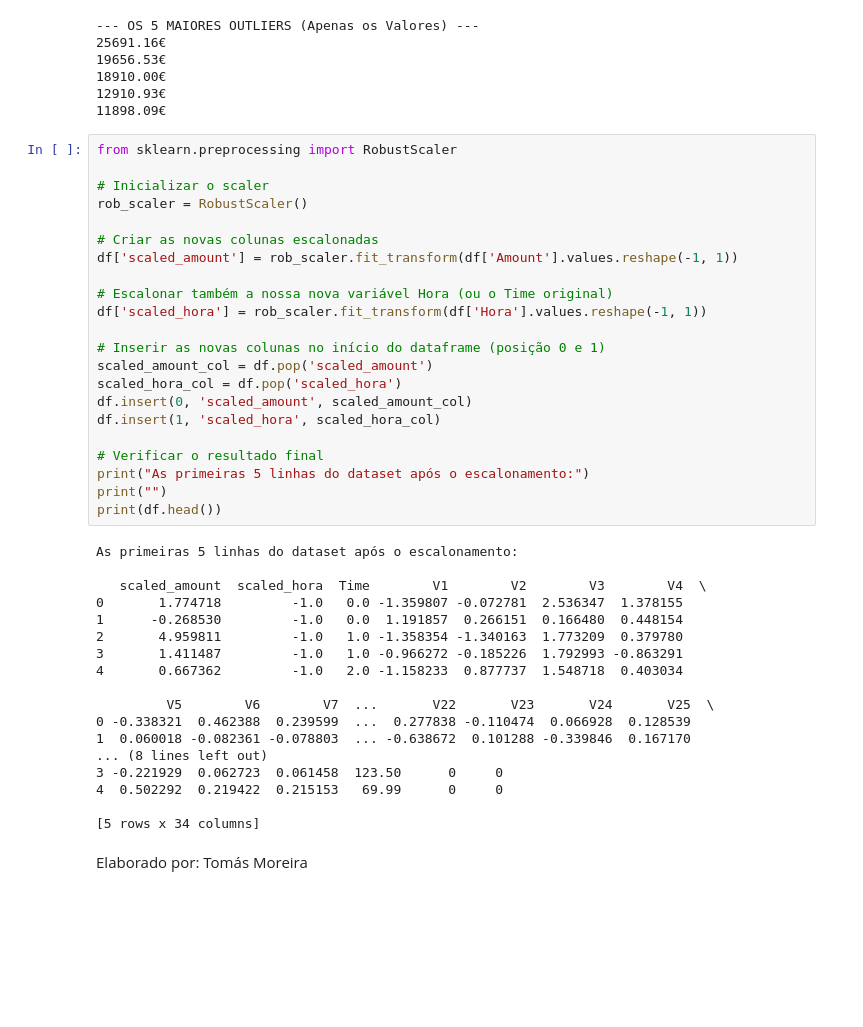
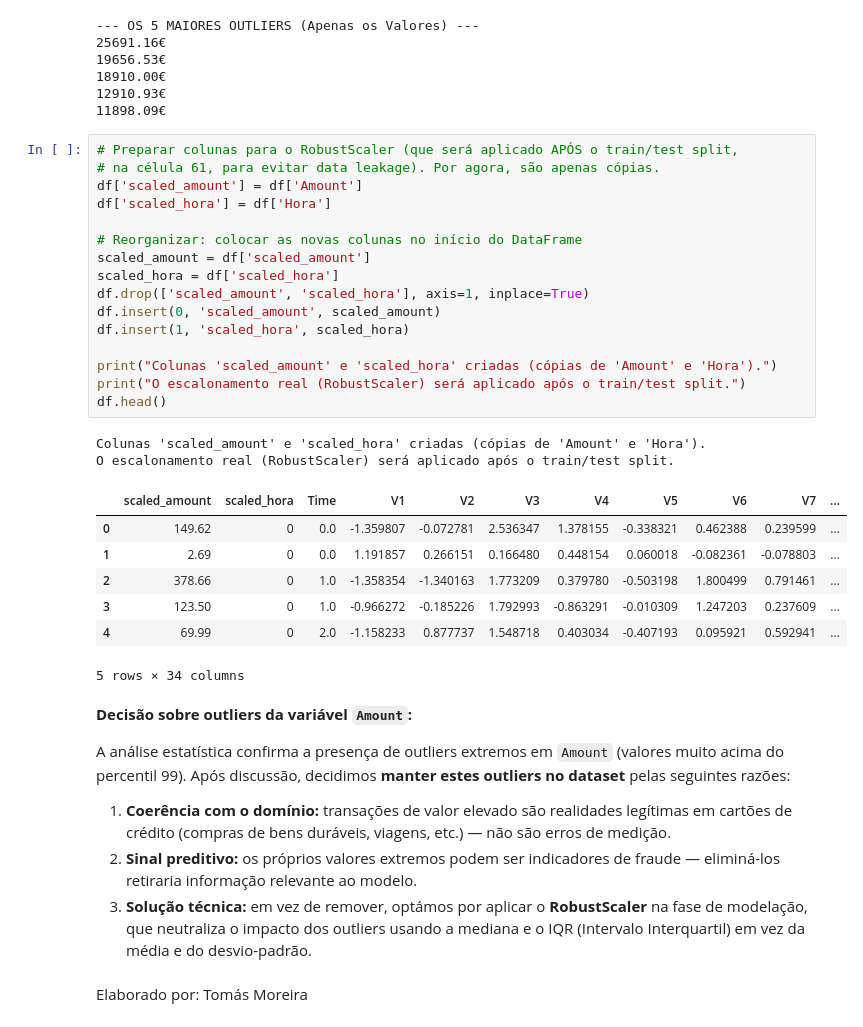
Before and after one commit to tomas15moreira/Projeto-Detecao-de-Transacoes-Fraudulentas-, a Jupyter notebook: notebooks/1.0_eda_limpeza.ipynb, the cells around one changed output. Drawn from its saved outputs; the diff is of its cells as text; blank space fills up the shorter version.

```diff
--- a/notebooks/1.0_eda_limpeza.ipynb
+++ b/notebooks/1.0_eda_limpeza.ipynb
@@ -654,46 +757,40 @@ for valor in top_5_outliers:
 18910.00€
 12910.93€
 11898.09€
-# %%
-from sklearn.preprocessing import RobustScaler
-
-# Inicializar o scaler
-rob_scaler = RobustScaler()
-
-# Criar as novas colunas escalonadas
-df['scaled_amount'] = rob_scaler.fit_transform(df['Amount'].values.reshape(-1, 1))
-
-# Escalonar também a nossa nova variável Hora (ou o Time original)
-df['scaled_hora'] = rob_scaler.fit_transform(df['Hora'].values.reshape(-1, 1))
-
-# Inserir as novas colunas no início do dataframe (posição 0 e 1)
-scaled_amount_col = df.pop('scaled_amount')
-scaled_hora_col = df.pop('scaled_hora')
-df.insert(0, 'scaled_amount', scaled_amount_col)
-df.insert(1, 'scaled_hora', scaled_hora_col)
-
-# Verificar o resultado final
-print("As primeiras 5 linhas do dataset após o escalonamento:")
-print("")
-print(df.head())
-# %% [output]
-As primeiras 5 linhas do dataset após o escalonamento:
-
-   scaled_amount  scaled_hora  Time        V1        V2        V3        V4  \
-0       1.774718         -1.0   0.0 -1.359807 -0.072781  2.536347  1.378155
-1      -0.268530         -1.0   0.0  1.191857  0.266151  0.166480  0.448154
-2       4.959811         -1.0   1.0 -1.358354 -1.340163  1.773209  0.379780
-3       1.411487         -1.0   1.0 -0.966272 -0.185226  1.792993 -0.863291
-4       0.667362         -1.0   2.0 -1.158233  0.877737  1.548718  0.403034
-
-         V5        V6        V7  ...       V22       V23       V24       V25  \
-0 -0.338321  0.462388  0.239599  ...  0.277838 -0.110474  0.066928  0.128539
-1  0.060018 -0.082361 -0.078803  ... -0.638672  0.101288 -0.339846  0.167170
-... (8 lines left out)
-3 -0.221929  0.062723  0.061458  123.50      0     0
-4  0.502292  0.219422  0.215153   69.99      0     0
-
-[5 rows x 34 columns]
+# %%
+# Preparar colunas para o RobustScaler (que será aplicado APÓS o train/test split,
+# na célula 61, para evitar data leakage). Por agora, são apenas cópias.
+df['scaled_amount'] = df['Amount']
+df['scaled_hora'] = df['Hora']
+
+# Reorganizar: colocar as novas colunas no início do DataFrame
+scaled_amount = df['scaled_amount']
+scaled_hora = df['scaled_hora']
+df.drop(['scaled_amount', 'scaled_hora'], axis=1, inplace=True)
+df.insert(0, 'scaled_amount', scaled_amount)
+df.insert(1, 'scaled_hora', scaled_hora)
+
+print("Colunas 'scaled_amount' e 'scaled_hora' criadas (cópias de 'Amount' e 'Hora').")
+print("O escalonamento real (RobustScaler) será aplicado após o train/test split.")
+df.head()
+# %% [output]
+Colunas 'scaled_amount' e 'scaled_hora' criadas (cópias de 'Amount' e 'Hora').
+O escalonamento real (RobustScaler) será aplicado após o train/test split.
+|  | scaled_amount | scaled_hora | Time | V1 | V2 | V3 | V4 | V5 | V6 | V7 | ... |
+| 0 | 149.62 | 0 | 0.0 | -1.359807 | -0.072781 | 2.536347 | 1.378155 | -0.338321 | 0.462388 | 0.239599 | ... |
+| 1 | 2.69 | 0 | 0.0 | 1.191857 | 0.266151 | 0.166480 | 0.448154 | 0.060018 | -0.082361 | -0.078803 | ... |
+| 2 | 378.66 | 0 | 1.0 | -1.358354 | -1.340163 | 1.773209 | 0.379780 | -0.503198 | 1.800499 | 0.791461 | ... |
+| 3 | 123.50 | 0 | 1.0 | -0.966272 | -0.185226 | 1.792993 | -0.863291 | -0.010309 | 1.247203 | 0.237609 | ... |
+| 4 | 69.99 | 0 | 2.0 | -1.158233 | 0.877737 | 1.548718 | 0.403034 | -0.407193 | 0.095921 | 0.592941 | ... |
+5 rows × 34 columns
+# %% [markdown]
+**Decisão sobre outliers da variável `Amount`:**
+
+A análise estatística confirma a presença de outliers extremos em `Amount` (valores muito acima do percentil 99). Após discussão, decidimos **manter estes outliers no dataset** pelas seguintes razões:
+
+1. **Coerência com o domínio:** transações de valor elevado são realidades legítimas em cartões de crédito (compras de bens duráveis, viagens, etc.) — não são erros de medição.
+2. **Sinal preditivo:** os próprios valores extremos podem ser indicadores de fraude — eliminá-los retiraria informação relevante ao modelo.
+3. **Solução técnica:** em vez de remover, optámos por aplicar o **RobustScaler** na fase de modelação, que neutraliza o impacto dos outliers usando a mediana e o IQR (Intervalo Interquartil) em vez da média e do desvio-padrão.
 # %% [markdown]
 Elaborado por: Tomás Moreira
 # %% [markdown]
```
Also changed, not shown: parts of 31 cells of this notebook.
